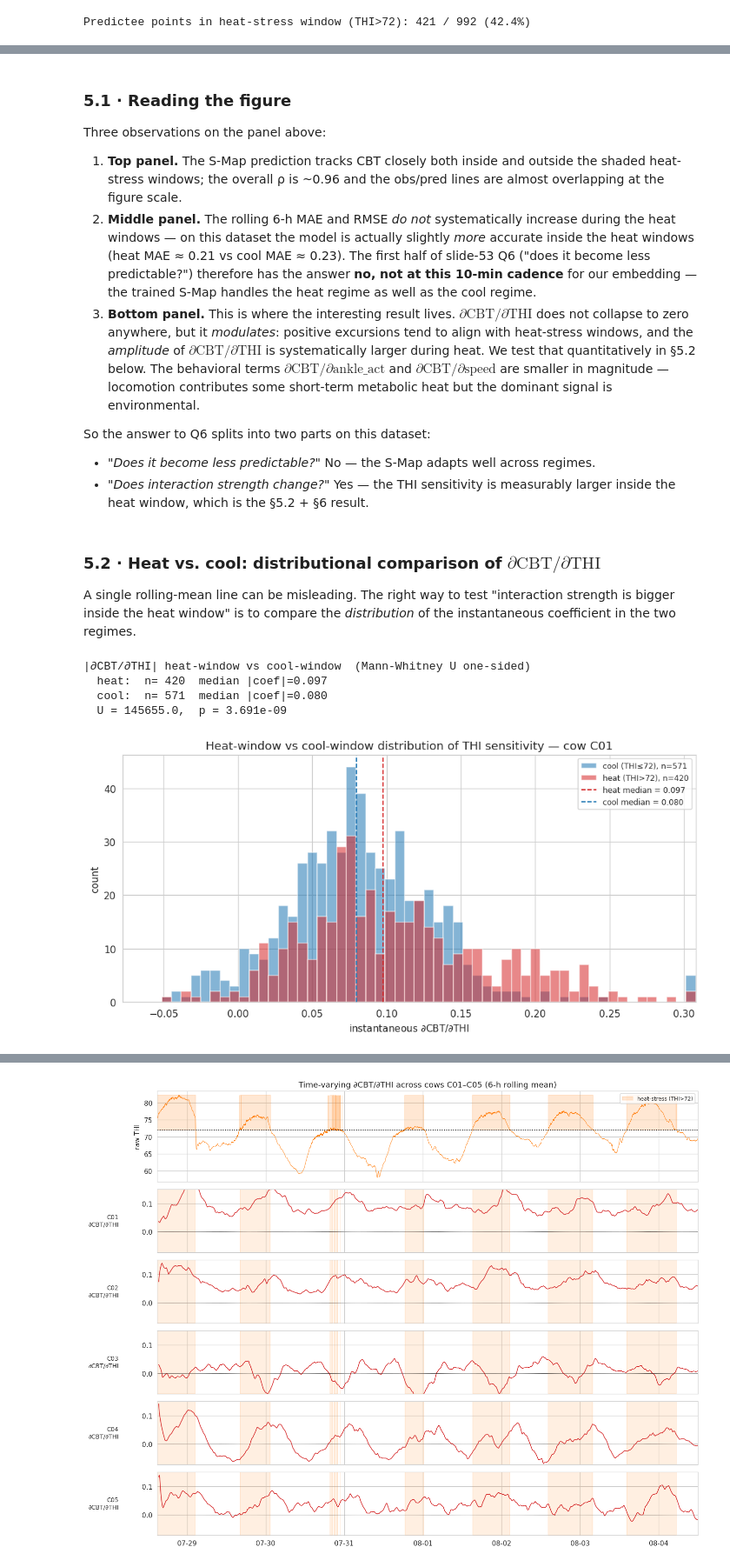
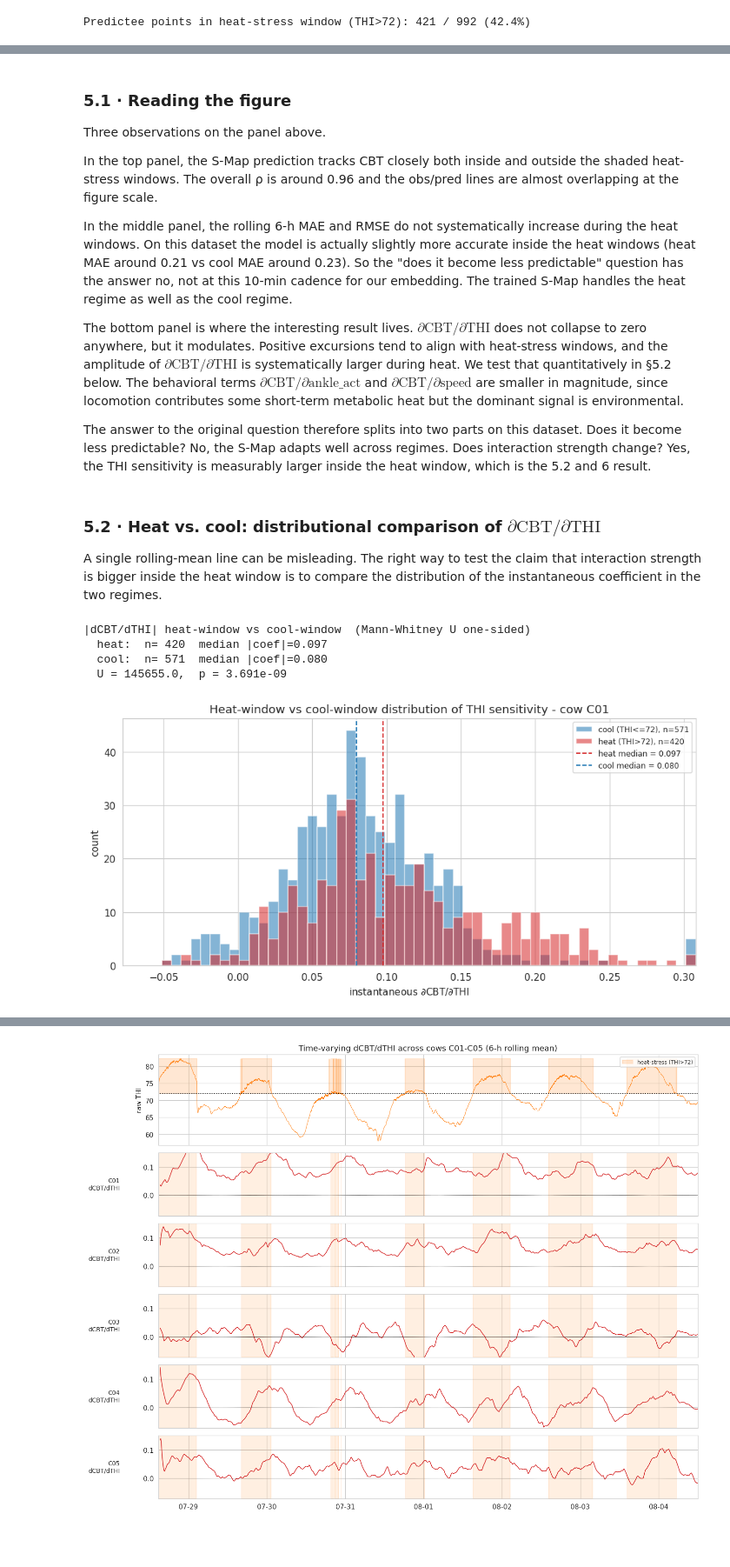
Before and after one commit to smonnnn/Complex-Systems-Blog---MMCOWS, a Jupyter notebook: module-10/module_10.ipynb, the cells around one changed output, grey strips where cells are left out. Shown at 87% size. Saved outputs shown, nothing was run; the diff lists cells and outputs as text; code cells hidden in the pictures; blank space fills up the shorter version.

```diff
--- a/module-10/module_10.ipynb
+++ b/module-10/module_10.ipynb
@@ -246,6 +236,11 @@ sm_focal = pyEDM.SMap(
     dataFrame=focal_edm, lib=LIB, pred=PRED, E=E_multi, theta=best_theta,
     columns=" ".join(predictors), target="cbt", embedded=True,
 )
+# pyEDM names coefficient columns with a Unicode partial-differential glyph
+# (U+2202). Rename to ASCII immediately so nothing downstream has to type it.
+PARTIAL = chr(0x2202)
+sm_focal["coefficients"].columns = [c.replace(PARTIAL, "d")
+                                    for c in sm_focal["coefficients"].columns]
 print("S-Map output keys:", list(sm_focal.keys()))
 print("\ncoefficients columns:", list(sm_focal["coefficients"].columns))
 # %% [output]
@@ -255,8 +250,14 @@ coefficients columns: ['Time', 'C0', '∂cbt/∂cbt', '∂cbt/∂thi', '∂cbt/
 # %%
+# pyEDM emits coefficient column names like 'd_unicode + cbt/d_unicode + thi'
+# (the Unicode partial-differential glyph at U+2202). Normalise them to ASCII
+# so the rest of the notebook can refer to them as 'dcbt/dthi' etc.
+PARTIAL = chr(0x2202)
+
 def attach_datetime(df, datetime_index):
     # pyEDM emits a Time column with integer row indices; map back to wall-clock datetimes,
     # dropping any Tp-induced rows that fall outside the input frame.
     out = df.copy()
+    out.columns = [c.replace(PARTIAL, "d") for c in out.columns]
     t = out["Time"].astype(int).values
     valid = (t >= 0) & (t < len(datetime_index))
     out = out.iloc[valid].copy()
@@ -348,21 +349,21 @@ plt.tight_layout(); plt.show()
 # %% [markdown]
 ### 5.1 · Reading the figure
 
-Three observations on the panel above:
+Three observations on the panel above.
 
-1. **Top panel.** The S-Map prediction tracks CBT closely both inside and outside the shaded heat-stress windows; the overall ρ is ~0.96 and the obs/pred lines are almost overlapping at the figure scale.
-2. **Middle panel.** The rolling 6-h MAE and RMSE *do not* systematically increase during the heat windows — on this dataset the model is actually slightly *more* accurate inside the heat windows (heat MAE ≈ 0.21 vs cool MAE ≈ 0.23). The first half of slide-53 Q6 ("does it become less predictable?") therefore has the answer **no, not at this 10-min cadence** for our embedding — the trained S-Map handles the heat regime as well as the cool regime.
-3. **Bottom panel.** This is where the interesting result lives. $\partial\mathrm{CBT}/\partial\mathrm{THI}$ does not collapse to zero anywhere, but it *modulates*: positive excursions tend to align with heat-stress windows, and the *amplitude* of $\partial\mathrm{CBT}/\partial\mathrm{THI}$ is systematically larger during heat. We test that quantitatively in §5.2 below. The behavioral terms $\partial\mathrm{CBT}/\partial\mathrm{ankle\_act}$ and $\partial\mathrm{CBT}/\partial\mathrm{speed}$ are smaller in magnitude — locomotion contributes some short-term metabolic heat but the dominant signal is environmental.
+In the top panel, the S-Map prediction tracks CBT closely both inside and outside the shaded heat-stress windows. The overall ρ is around 0.96 and the obs/pred lines are almost overlapping at the figure scale.
 
-So the answer to Q6 splits into two parts on this dataset:
-- *"Does it become less predictable?"* No — the S-Map adapts well across regimes.
-- *"Does interaction strength change?"* Yes — the THI sensitivity is measurably larger inside the heat window, which is the §5.2 + §6 result.
+In the middle panel, the rolling 6-h MAE and RMSE do not systematically increase during the heat windows. On this dataset the model is actually slightly more accurate inside the heat windows (heat MAE around 0.21 vs cool MAE around 0.23). So the "does it become less predictable" question has the answer no, not at this 10-min cadence for our embedding. The trained S-Map handles the heat regime as well as the cool regime.
+
+The bottom panel is where the interesting result lives. $\partial\mathrm{CBT}/\partial\mathrm{THI}$ does not collapse to zero anywhere, but it modulates. Positive excursions tend to align with heat-stress windows, and the amplitude of $\partial\mathrm{CBT}/\partial\mathrm{THI}$ is systematically larger during heat. We test that quantitatively in §5.2 below. The behavioral terms $\partial\mathrm{CBT}/\partial\mathrm{ankle\_act}$ and $\partial\mathrm{CBT}/\partial\mathrm{speed}$ are smaller in magnitude, since locomotion contributes some short-term metabolic heat but the dominant signal is environmental.
+
+The answer to the original question therefore splits into two parts on this dataset. Does it become less predictable? No, the S-Map adapts well across regimes. Does interaction strength change? Yes, the THI sensitivity is measurably larger inside the heat window, which is the 5.2 and 6 result.
 # %% [markdown]
 ### 5.2 · Heat vs. cool: distributional comparison of $\partial\mathrm{CBT}/\partial\mathrm{THI}$
 
-A single rolling-mean line can be misleading. The right way to test "interaction strength is bigger inside the heat window" is to compare the *distribution* of the instantaneous coefficient in the two regimes.
+A single rolling-mean line can be misleading. The right way to test the claim that interaction strength is bigger inside the heat window is to compare the distribution of the instantaneous coefficient in the two regimes.
 # %%
-coef_thi = coef_df["∂cbt/∂thi"].copy()
+coef_thi = coef_df["dcbt/dthi"].copy()
 hs_mask_coef = coef_df["thi_raw"] > 72
 
 heat_vals = coef_thi[hs_mask_coef].dropna()
@@ -370,39 +371,39 @@ cool_vals = coef_thi[~hs_mask_coef].dropna()
 
 from scipy import stats
 u_stat, u_p = stats.mannwhitneyu(heat_vals.abs(), cool_vals.abs(), alternative="greater")
-print(f"|∂CBT/∂THI| heat-window vs cool-window  (Mann-Whitney U one-sided)")
+print(f"|dCBT/dTHI| heat-window vs cool-window  (Mann-Whitney U one-sided)")
 print(f"  heat:  n={len(heat_vals):4d}  median |coef|={heat_vals.abs().median():.3f}")
 print(f"  cool:  n={len(cool_vals):4d}  median |coef|={cool_vals.abs().median():.3f}")
 print(f"  U = {u_stat:.1f},  p = {u_p:.3e}")
 # %% [output]
-|∂CBT/∂THI| heat-window vs cool-window  (Mann-Whitney U one-sided)
+|dCBT/dTHI| heat-window vs cool-window  (Mann-Whitney U one-sided)
   heat:  n= 420  median |coef|=0.097
   cool:  n= 571  median |coef|=0.080
   U = 145655.0,  p = 3.691e-09
 # %%
 # Data-driven x-limits: 1st-99th percentile of the combined sample, padded
 all_vals = pd.concat([heat_vals, cool_vals])
 xlim = np.percentile(all_vals, [1, 99])
 xlim = (xlim[0] - 0.05, xlim[1] + 0.05)
 bins = np.linspace(xlim[0], xlim[1], 60)
 
 fig, ax = plt.subplots(figsize=(9, 4.5))
 ax.hist(cool_vals.clip(*xlim), bins=bins, alpha=0.55, color="C0",
-        label=f"cool (THI≤72), n={len(cool_vals)}")
+        label=f"cool (THI<=72), n={len(cool_vals)}")
 ax.hist(heat_vals.clip(*xlim), bins=bins, alpha=0.55, color="C3",
         label=f"heat (THI>72), n={len(heat_vals)}")
 ax.axvline(heat_vals.median(), color="C3", ls="--", lw=1.2,
            label=f"heat median = {heat_vals.median():.3f}")
 ax.axvline(cool_vals.median(), color="C0", ls="--", lw=1.2,
            label=f"cool median = {cool_vals.median():.3f}")
 ax.set_xlim(xlim)
 ax.set_xlabel(r"instantaneous $\partial\mathrm{CBT}/\partial\mathrm{THI}$")
 ax.set_ylabel("count")
-ax.set_title(f"Heat-window vs cool-window distribution of THI sensitivity — cow {FOCAL_COW}")
+ax.set_title(f"Heat-window vs cool-window distribution of THI sensitivity - cow {FOCAL_COW}")
 ax.legend(loc="upper right", fontsize=8)
 plt.tight_layout(); plt.show()
 # %% [output]
-[figure, old version]
+[figure, new version]
 # %% [markdown]
 ## 6 · Cross-cow consistency
 
```
Also changed, not shown: parts of 23 cells of this notebook, 1 other file.
